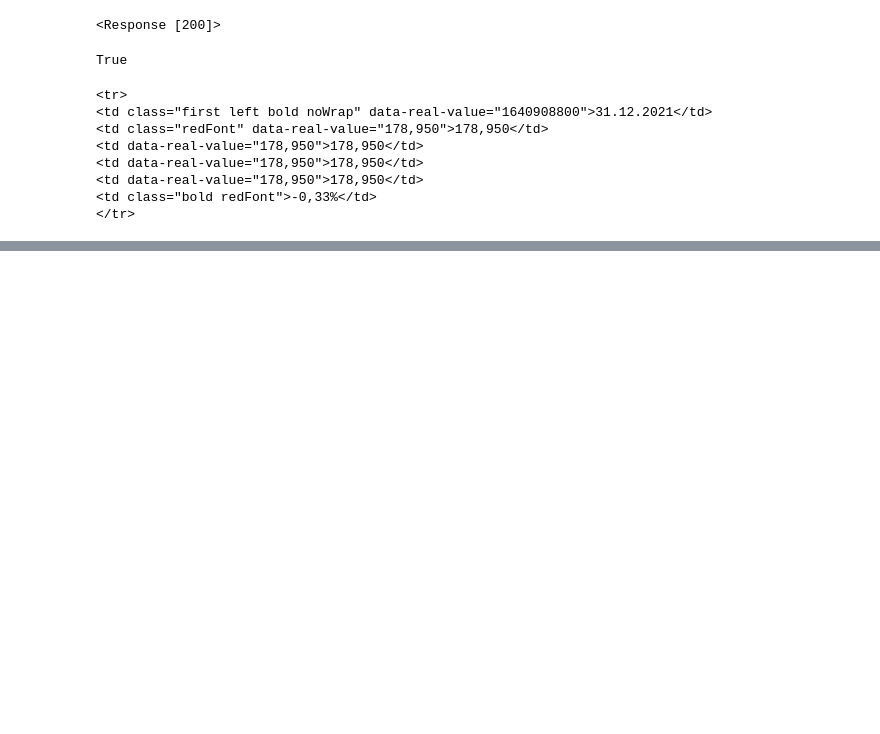
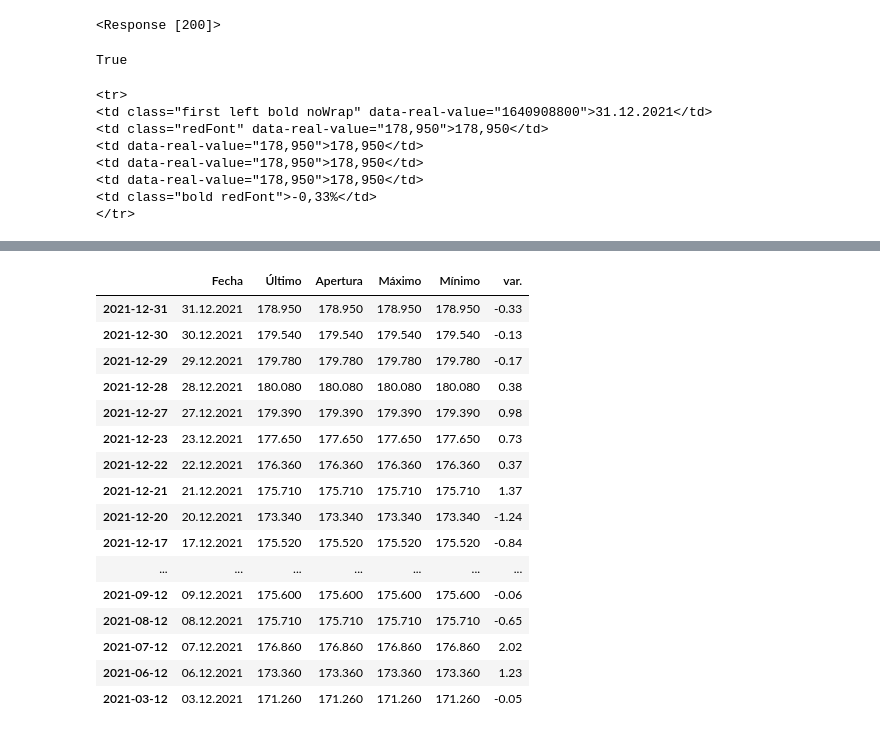
Before and after one commit to manuellopper/portfolioManagement, a Jupyter notebook: webscrapping.ipynb, the cells around one changed output, grey strips where cells are left out. Saved outputs shown, nothing was run; the diff lists cells and outputs as text; code cells hidden in the pictures; blank space fills up the shorter version.

```diff
--- a/webscrapping.ipynb
+++ b/webscrapping.ipynb
@@ -266,2 +261,2 @@ AttributeError: 'Series' object has no attribute 'to_datetime'
 # %%
-df2
+indices = [ elem[0] for elem in datos]
@@ -267,0 +283,4 @@ df2
+# %%
+indices = indices[1:]
+# %%
+ind=pd.Series(indices, dtype="datetime64[ns]")
@@ -267,0 +307,2 @@ df2
+# %%
+df=pd.DataFrame(datos[1:],index=ind , columns=datos[0])
@@ -267,0 +331,20 @@ df2
+# %%
+df
+# %% [output]
+|  | Fecha | Último | Apertura | Máximo | Mínimo | var. |
+| 2021-12-31 | 31.12.2021 | 178.950 | 178.950 | 178.950 | 178.950 | -0.33 |
+| 2021-12-30 | 30.12.2021 | 179.540 | 179.540 | 179.540 | 179.540 | -0.13 |
+| 2021-12-29 | 29.12.2021 | 179.780 | 179.780 | 179.780 | 179.780 | -0.17 |
+| 2021-12-28 | 28.12.2021 | 180.080 | 180.080 | 180.080 | 180.080 | 0.38 |
+| 2021-12-27 | 27.12.2021 | 179.390 | 179.390 | 179.390 | 179.390 | 0.98 |
+| 2021-12-23 | 23.12.2021 | 177.650 | 177.650 | 177.650 | 177.650 | 0.73 |
+| 2021-12-22 | 22.12.2021 | 176.360 | 176.360 | 176.360 | 176.360 | 0.37 |
+| 2021-12-21 | 21.12.2021 | 175.710 | 175.710 | 175.710 | 175.710 | 1.37 |
+| 2021-12-20 | 20.12.2021 | 173.340 | 173.340 | 173.340 | 173.340 | -1.24 |
+| 2021-12-17 | 17.12.2021 | 175.520 | 175.520 | 175.520 | 175.520 | -0.84 |
+| ... | ... | ... | ... | ... | ... | ... |
+| 2021-09-12 | 09.12.2021 | 175.600 | 175.600 | 175.600 | 175.600 | -0.06 |
+| 2021-08-12 | 08.12.2021 | 175.710 | 175.710 | 175.710 | 175.710 | -0.65 |
+| 2021-07-12 | 07.12.2021 | 176.860 | 176.860 | 176.860 | 176.860 | 2.02 |
+| 2021-06-12 | 06.12.2021 | 173.360 | 173.360 | 173.360 | 173.360 | 1.23 |
+| 2021-03-12 | 03.12.2021 | 171.260 | 171.260 | 171.260 | 171.260 | -0.05 |
```
Also changed, not shown: parts of 19 cells of this notebook.
